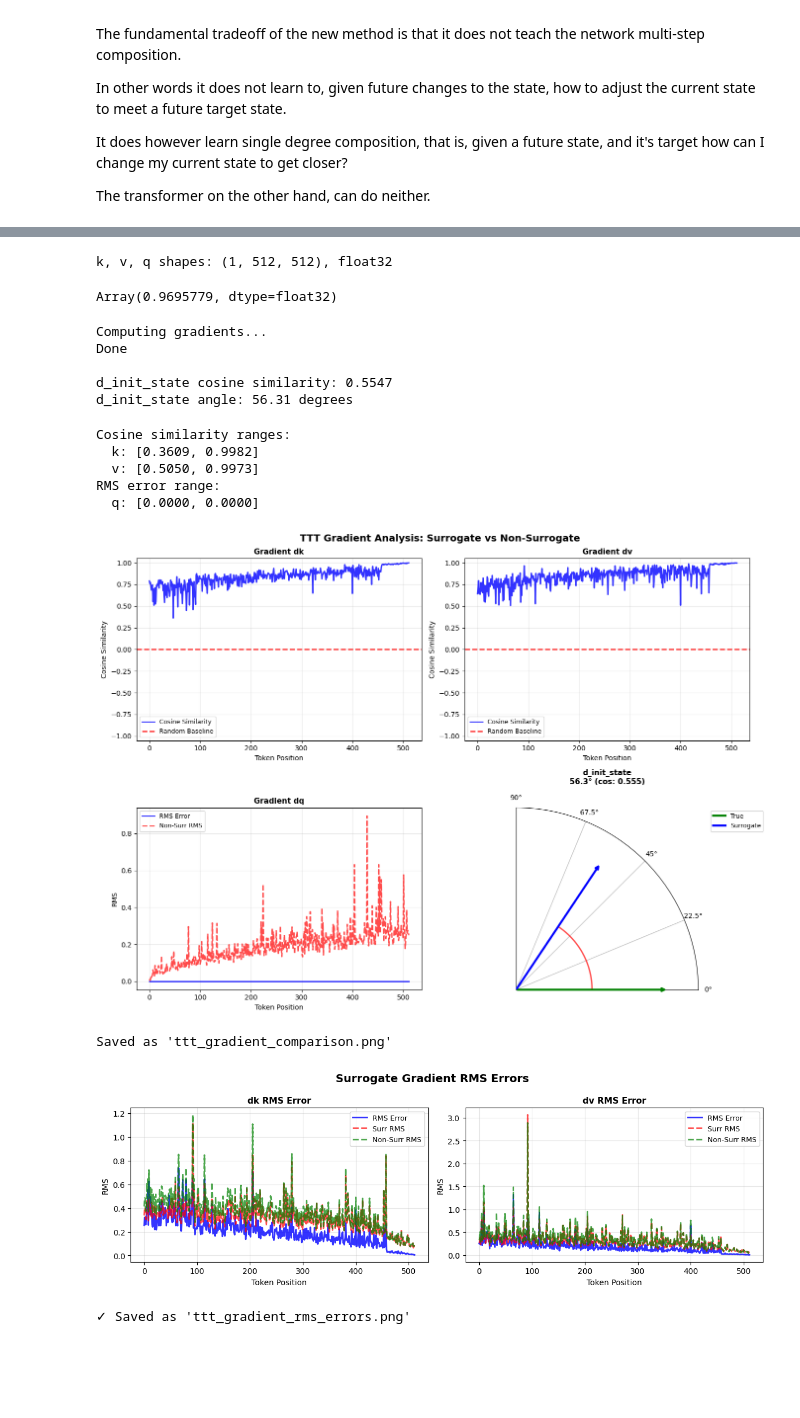
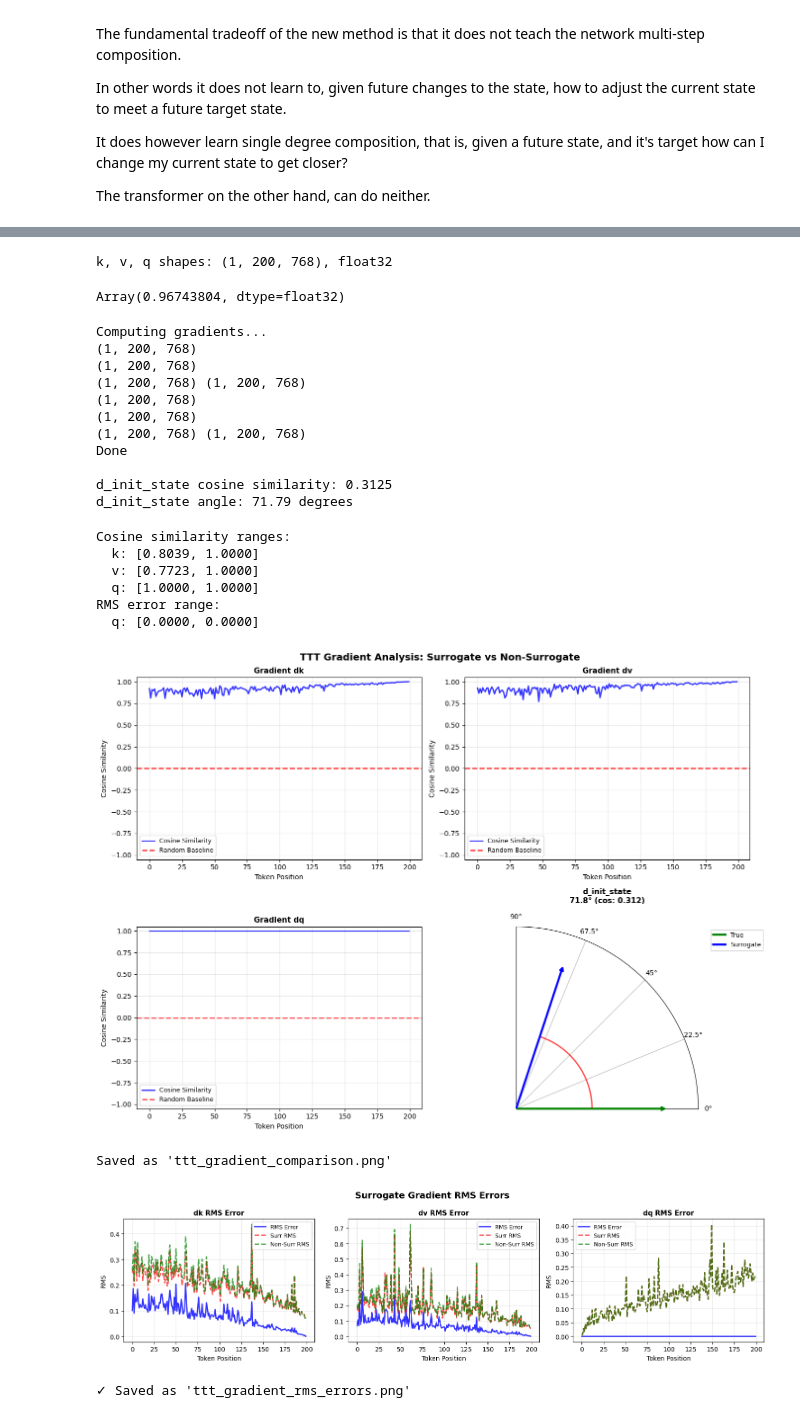
Before and after one commit to Ueaj-Kerman/macrogpt-jax, a Jupyter notebook: ueaj/model/ttt/ttt_gradient_analysis.ipynb, the cells around one changed output, grey strips where cells are left out. Saved outputs shown, nothing was run; the diff lists cells and outputs as text; code cells hidden in the pictures; blank space fills up the shorter version.

```diff
--- a/ueaj/model/ttt/ttt_gradient_analysis.ipynb
+++ b/ueaj/model/ttt/ttt_gradient_analysis.ipynb
@@ -32,7 +33,7 @@ W1212 14:01:38.935862  301505 cuda_executor.cc:1802] GPU interconnect informatio
 # %%
 # Config
-model_d, hidden_d = 1024, 512
-batch_size, seq_len = 1, 512
+model_d, hidden_d = 1024, 768
+batch_size, seq_len = 1, 200
 seed = 42
 
 
@@ -56,23 +57,26 @@ q = sample_distribution(q_key, (batch_size, seq_len, hidden_d))
 print(f"k, v, q shapes: {k.shape}, {v.dtype}")
 jnp.sqrt(jnp.square(k).mean())
 # %% [output]
-k, v, q shapes: (1, 512, 512), float32
+k, v, q shapes: (1, 200, 768), float32
-Array(0.9695779, dtype=float32)
+Array(0.96743804, dtype=float32)
 # %%
 def compute_grads(model, k, v, q, grad_output):
 	"""Compute gradients w.r.t. k, v, q and init_state using VJP."""
 	init_state = nnx.state(model.inner_module)
 
 	def forward(k, v, q, state):
+		print(k.shape)
 		output, final_state = model.ttt_fn(k, v, q, state)
+		print(output.shape)
 		return output, final_state
 
 	# grad_output is for output, zeros for final_state
 	grad_final_state = jax.tree.map(
-		lambda v: sample_distribution(jax.random.PRNGKey(1000 * v[(0,) * len(v.shape)].astype(jnp.int32)), v.shape).astype(v.dtype), init_state)
+		lambda v: sample_distribution(jax.random.PRNGKey(1000 * v[(0,) * len(v.shape)].astype(jnp.int32)), v.shape)[None, ...].astype(v.dtype), init_state)
 	# grad_final_state = jax.tree.map(jnp.zeros_like, init_state)
 
 	(output, final_state), vjp_fn = jax.vjp(forward, k, v, q, init_state)
+	print(grad_output.shape, output.shape)
 	grad_k, grad_v, grad_q, grad_init_state = vjp_fn((grad_output, grad_final_state))
 	return grad_k, grad_v, grad_q, grad_init_state, output
 
@@ -124,14 +128,21 @@ print(f"\nd_init_state cosine similarity: {cos_init_state:.4f}")
 print(f"d_init_state angle: {angle_init_state:.2f} degrees")
 # %% [output]
 Computing gradients...
+(1, 200, 768)
+(1, 200, 768)
+(1, 200, 768) (1, 200, 768)
+(1, 200, 768)
+(1, 200, 768)
+(1, 200, 768) (1, 200, 768)
 Done
 
-d_init_state cosine similarity: 0.5547
-d_init_state angle: 56.31 degrees
+d_init_state cosine similarity: 0.3125
+d_init_state angle: 71.79 degrees
 # %%
 # Compute metrics per token
 cos_k = cosine_similarity_per_token(gk_surr, gk_nonsurr)
 cos_v = cosine_similarity_per_token(gv_surr, gv_nonsurr)
+cos_q = cosine_similarity_per_token(gq_surr, gq_nonsurr)
 rms_q = rms_error_per_token(gq_surr, gq_nonsurr)
 
 norm_q = rms_norm_per_token(gq_nonsurr)
@@ -139,12 +150,14 @@ norm_q = rms_norm_per_token(gq_nonsurr)
 print(f"Cosine similarity ranges:")
 print(f"  k: [{float(cos_k.min()):.4f}, {float(cos_k.max()):.4f}]")
 print(f"  v: [{float(cos_v.min()):.4f}, {float(cos_v.max()):.4f}]")
+print(f"  q: [{float(cos_q.min()):.4f}, {float(cos_q.max()):.4f}]")
 print(f"RMS error range:")
 print(f"  q: [{float(rms_q.min()):.4f}, {float(rms_q.max()):.4f}]")
 # %% [output]
 Cosine similarity ranges:
-  k: [0.3609, 0.9982]
-  v: [0.5050, 0.9973]
+  k: [0.8039, 1.0000]
+  v: [0.7723, 1.0000]
+  q: [1.0000, 1.0000]
 RMS error range:
   q: [0.0000, 0.0000]
 # %%
@@ -178,13 +191,14 @@ ax2.set_ylim(-1.05, 1.05)
 ax2.legend(fontsize=9)
 ax2.grid(True, alpha=0.3)
 
-# dq: RMS error
+# dq: Cosine similarity (changed from RMS error)
 ax3 = fig.add_subplot(2, 2, 3)
-ax3.plot(tokens, rms_q, 'b-', linewidth=2, label='RMS Error', alpha=0.8)
-ax3.plot(tokens, norm_q, 'r--', linewidth=2, label='Non-Surr RMS', alpha=0.7)
+ax3.plot(tokens, cos_q, 'b-', linewidth=2, label='Cosine Similarity', alpha=0.8)
+ax3.axhline(y=0, color='r', linestyle='--', linewidth=2, label='Random Baseline', alpha=0.7)
 ax3.set_xlabel('Token Position', fontsize=10)
-ax3.set_ylabel('RMS', fontsize=10)
+ax3.set_ylabel('Cosine Similarity', fontsize=10)
 ax3.set_title('Gradient dq', fontsize=11, fontweight='bold')
+ax3.set_ylim(-1.05, 1.05)
 ax3.legend(fontsize=9)
 ax3.grid(True, alpha=0.3)
 
@@ -222,46 +236,59 @@ plt.savefig('ttt_gradient_comparison.png', dpi=150, bbox_inches='tight')
 plt.show()
 print("Saved as 'ttt_gradient_comparison.png'")
 # %% [output]
-[figure, old version]
+[figure, new version]
 Saved as 'ttt_gradient_comparison.png'
 # %%
-# Plot RMS errors for dk and dv with surrogate and non-surrogate RMS for scale
+# Plot RMS errors for dk, dv, and dq with surrogate and non-surrogate RMS for scale
 rms_k = rms_error_per_token(gk_surr, gk_nonsurr)
 rms_v = rms_error_per_token(gv_surr, gv_nonsurr)
+rms_q = rms_error_per_token(gq_surr, gq_nonsurr)
 norm_k_surr = rms_norm_per_token(gk_surr)
 norm_v_surr = rms_norm_per_token(gv_surr)
+norm_q_surr = rms_norm_per_token(gq_surr)
 norm_k_nonsurr = rms_norm_per_token(gk_nonsurr)
 norm_v_nonsurr = rms_norm_per_token(gv_nonsurr)
+norm_q_nonsurr = rms_norm_per_token(gq_nonsurr)
 
-fig, axes = plt.subplots(1, 2, figsize=(12, 4))
+fig, axes = plt.subplots(1, 3, figsize=(15, 4))
 fig.suptitle('Surrogate Gradient RMS Errors', fontsize=14, fontweight='bold')
 
 tokens = np.arange(seq_len)
 
 # dk RMS error
 axes[0].plot(tokens, rms_k, 'b-', linewidth=2, label='RMS Error', alpha=0.8)
 axes[0].plot(tokens, norm_k_surr, 'r--', linewidth=2, label='Surr RMS', alpha=0.7)
 axes[0].plot(tokens, norm_k_nonsurr, 'g--', linewidth=2, label='Non-Surr RMS', alpha=0.7)
 axes[0].set_xlabel('Token Position', fontsize=10)
 axes[0].set_ylabel('RMS', fontsize=10)
 axes[0].set_title('dk RMS Error', fontsize=11, fontweight='bold')
 axes[0].legend(fontsize=9)
 axes[0].grid(True, alpha=0.3)
 
 # dv RMS error
 axes[1].plot(tokens, rms_v, 'b-', linewidth=2, label='RMS Error', alpha=0.8)
 axes[1].plot(tokens, norm_v_surr, 'r--', linewidth=2, label='Surr RMS', alpha=0.7)
 axes[1].plot(tokens, norm_v_nonsurr, 'g--', linewidth=2, label='Non-Surr RMS', alpha=0.7)
 axes[1].set_xlabel('Token Position', fontsize=10)
 axes[1].set_ylabel('RMS', fontsize=10)
 axes[1].set_title('dv RMS Error', fontsize=11, fontweight='bold')
 axes[1].legend(fontsize=9)
 axes[1].grid(True, alpha=0.3)
 
+# dq RMS error (new)
+axes[2].plot(tokens, rms_q, 'b-', linewidth=2, label='RMS Error', alpha=0.8)
+axes[2].plot(tokens, norm_q_surr, 'r--', linewidth=2, label='Surr RMS', alpha=0.7)
+axes[2].plot(tokens, norm_q_nonsurr, 'g--', linewidth=2, label='Non-Surr RMS', alpha=0.7)
+axes[2].set_xlabel('Token Position', fontsize=10)
+axes[2].set_ylabel('RMS', fontsize=10)
+axes[2].set_title('dq RMS Error', fontsize=11, fontweight='bold')
+axes[2].legend(fontsize=9)
+axes[2].grid(True, alpha=0.3)
+
 plt.tight_layout()
 plt.savefig('ttt_gradient_rms_errors.png', dpi=150, bbox_inches='tight')
 plt.show()
 print("✓ Saved as 'ttt_gradient_rms_errors.png'")
 # %% [output]
-[figure, old version]
+[figure, new version]
 ✓ Saved as 'ttt_gradient_rms_errors.png'
```
Also changed, not shown: parts of 3 cells of this notebook, 3 other files.
